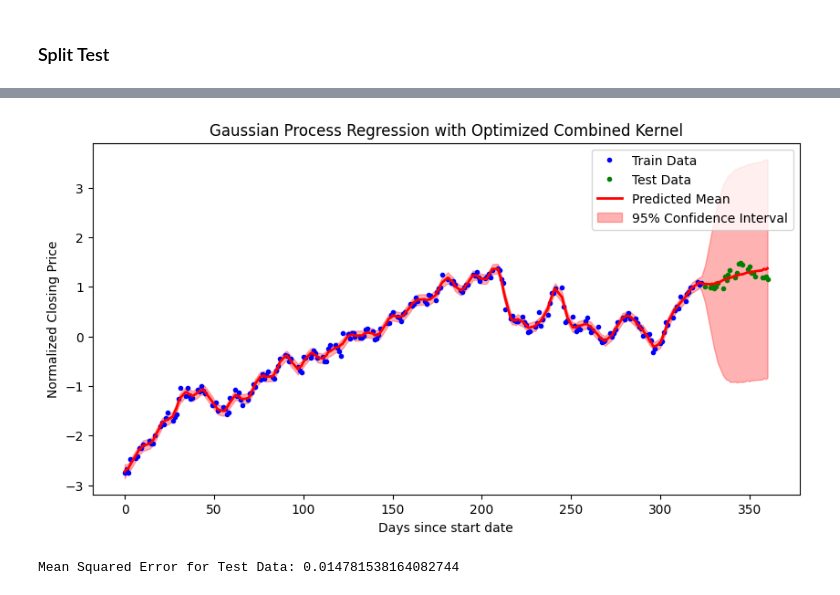
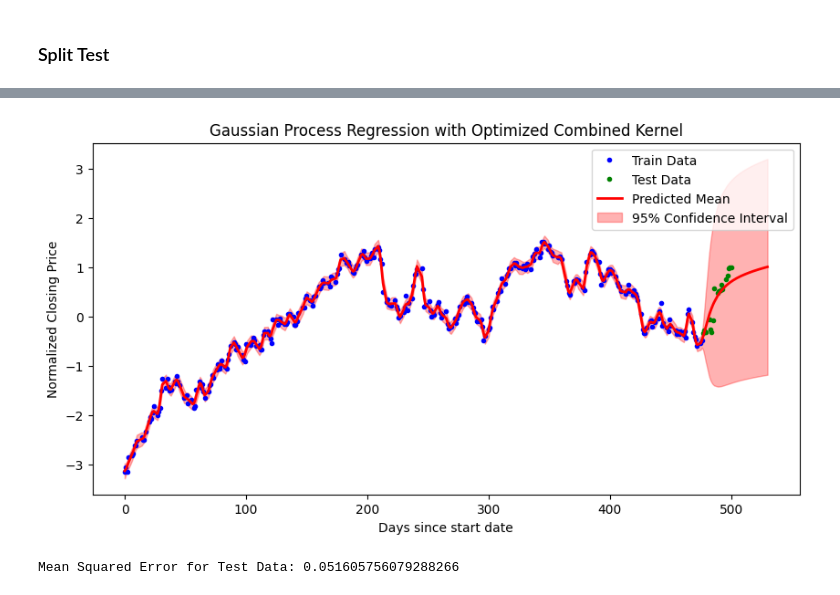
Before and after one commit to guner-aygin/Stock_Valuation, a Jupyter notebook: Stock_Forecast.ipynb, the cells around one changed output, grey strips where cells are left out. Drawn from its saved outputs; the diff is of its cells as text; code cells hidden in the pictures.

```diff
--- a/Stock_Forecast.ipynb
+++ b/Stock_Forecast.ipynb
@@ -12,7 +12,7 @@ from skopt.space import Real, Integer
 # Define the ticker symbol and date range
 ticker = "AAPL"
 start_date = "2023-01-01"
-end_date = "2024-01-01"
+end_date = "2024-05-20"
 
 # Download stock data
 stock_data = yf.download(ticker, start=start_date, end=end_date)
@@ -75,7 +63,7 @@ y_test = data_test['Close'].values
 ### Split Test
 # %%
 # Split the data into training and test sets
-train_size = int(len(data_sample) * 0.9)
+train_size = int(len(data_sample) * 0.95)
 data_train = data_sample.iloc[:train_size]
 data_test = data_sample.iloc[train_size:]
 
@@ -188,30 +176,35 @@ Got error No model on context stack. trying to find log_likelihood in translatio
 # %%
-# Make predictions for the entire dataset
-X_all = data_sample['Date'].values[:, None]
+# Extend the date range for future predictions
+num_future_days = 30  # Number of future days to predict
+last_date = data_sample['Date'].max()
+future_dates = np.arange(last_date + 1, last_date + num_future_days + 1)[:, None]
+
+# Combine current dates with future dates
+X_all = np.vstack((data_sample['Date'].values[:, None], future_dates))
 
 with model:
     mu_all, var_all = gp.predict(X_all, point=trace[-1], diag=True)
 
 # Make predictions for the test dataset separately for MSE calculation
 with model:
     mu_test, var_test = gp.predict(X_test, point=trace[-1], diag=True)
 
 # Plotting
 plt.figure(figsize=(10, 5))
 plt.plot(X_train, y_train, 'b.', label='Train Data')
 plt.plot(X_test, y_test, 'g.', label='Test Data')
 plt.plot(X_all, mu_all, 'r', lw=2, label='Predicted Mean')
 plt.fill_between(X_all.flatten(), mu_all - 1.96 * np.sqrt(var_all), mu_all + 1.96 * np.sqrt(var_all), color='r', alpha=0.3, label='95% Confidence Interval')
 plt.title("Gaussian Process Regression with Optimized Combined Kernel")
 plt.xlabel("Days since start date")
 plt.ylabel("Normalized Closing Price")
 plt.legend()
 plt.show()
 # %% [output]
-[figure, old version]
+[figure, new version]
 # %%
 # Calculate and print the mean squared error for the test set
 mse = np.mean((mu_test - y_test)**2)
 print(f'Mean Squared Error for Test Data: {mse}')
 # %% [output]
-Mean Squared Error for Test Data: 0.014781538164082744
+Mean Squared Error for Test Data: 0.051605756079288266
```
Also changed, not shown: parts of 5 cells of this notebook.
